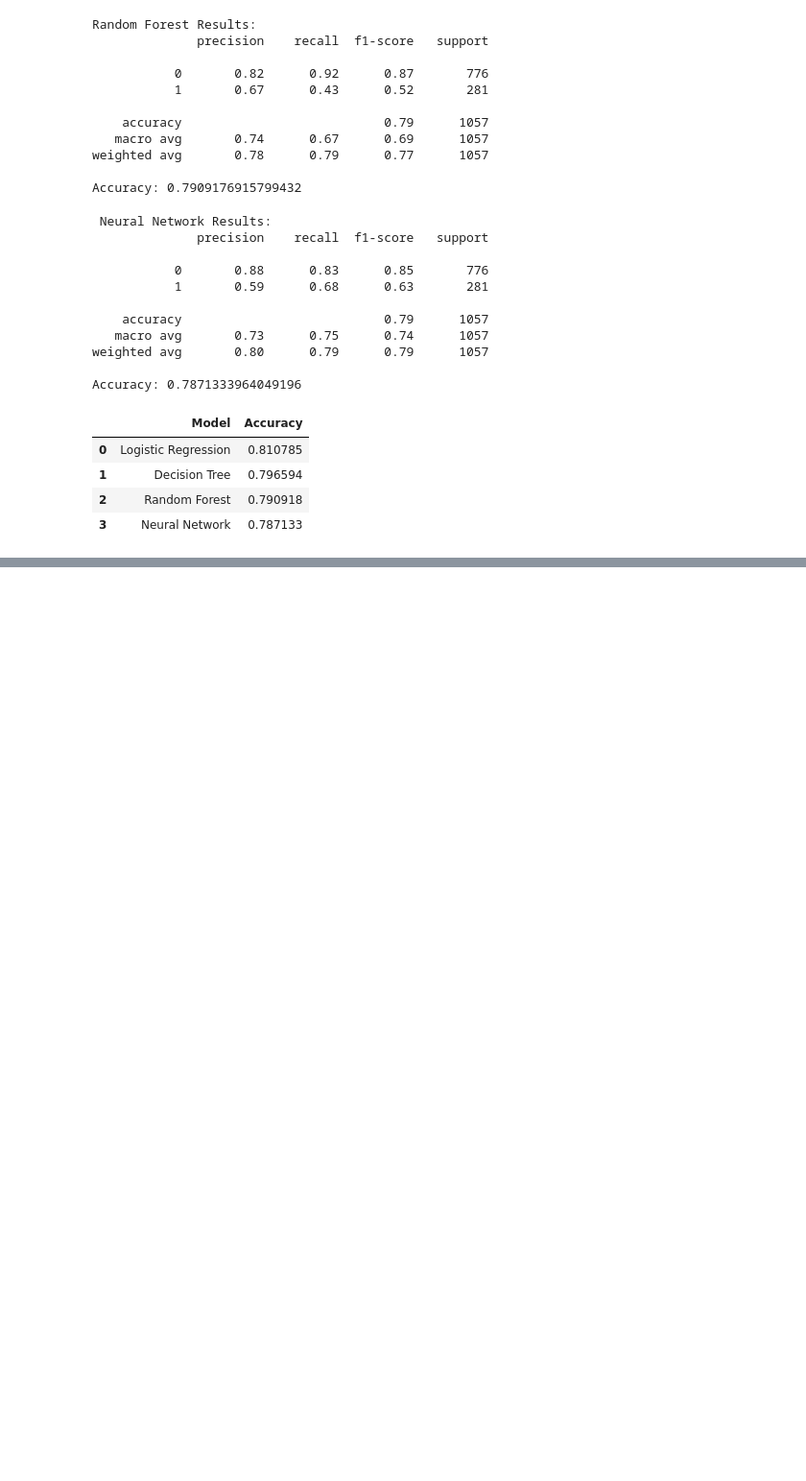
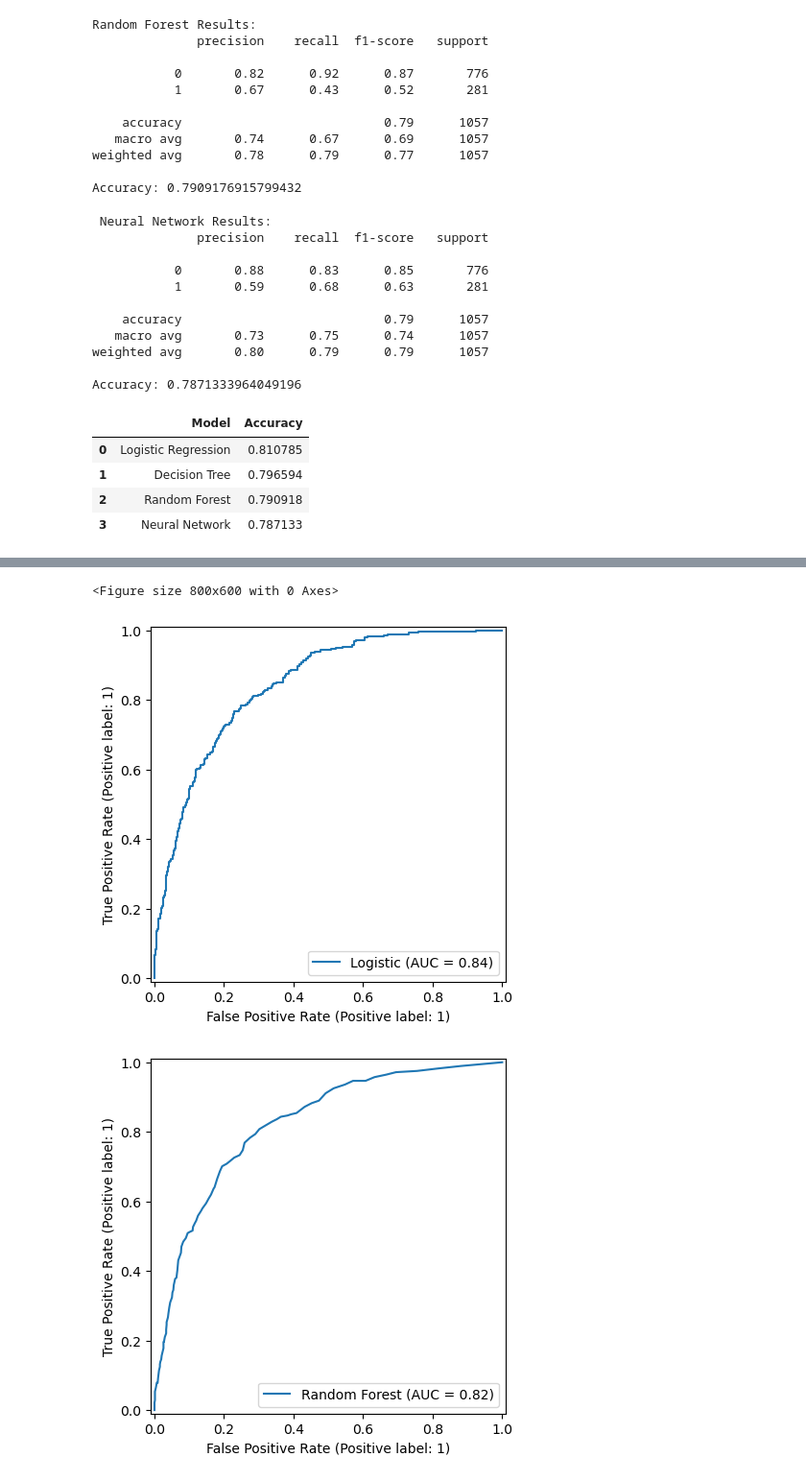
Before and after one commit to hyb0hb/python, a Jupyter notebook: customer_churn_lastV.ipynb, the cells around one changed output, grey strips where cells are left out. Shown at 96% size. Cells and saved outputs as stored; diff of their text form; code cells hidden in the pictures; blank space fills up the shorter version.

```diff
--- a/customer_churn_lastV.ipynb
+++ b/customer_churn_lastV.ipynb
@@ -340,3 +340,11 @@ pd.DataFrame(results)
 | 1 | Decision Tree | 0.796594 |
 | 2 | Random Forest | 0.790918 |
 | 3 | Neural Network | 0.787133 |
+# %%
+df = pd.read_csv("C:/Users/dell/Desktop/WA_Fn-UseC_-Telco-Customer-Churn.csv")
+
+# Encodage Churn
+df["Churn"] = df["Churn"].map({"Yes":1, "No":0})
+
+X = df.drop(columns=["Churn"])
+y = df["Churn"]
@@ -342,0 +528,21 @@ pd.DataFrame(results)
+# %%
+from sklearn.metrics import RocCurveDisplay
+import matplotlib.pyplot as plt
+
+plt.figure(figsize=(8,6))
+
+# Logistic Regression
+RocCurveDisplay.from_estimator(log_model, X_test_prep, y_test, name="Logistic")
+
+# Random Forest
+RocCurveDisplay.from_estimator(rf, X_test_prep, y_test, name="Random Forest")
+
+# Gradient Boosting
+RocCurveDisplay.from_estimator(gb, X_test_prep, y_test, name="Gradient Boosting")
+
+plt.title("ROC Curves Comparison")
+plt.show()
+# %% [output]
+<Figure size 800x600 with 0 Axes>
+[figure, added]
+[figure, added]
```
Also changed, not shown: parts of 18 cells of this notebook.
